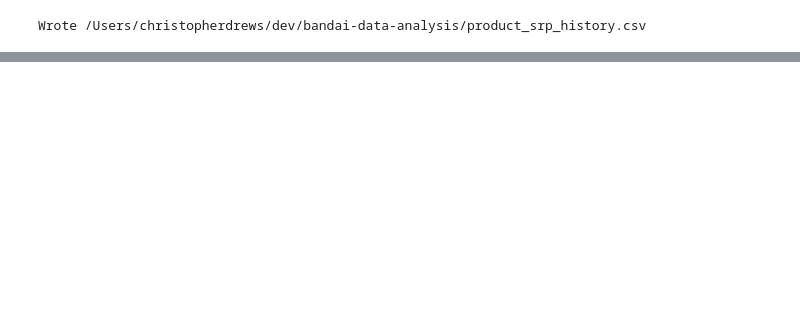
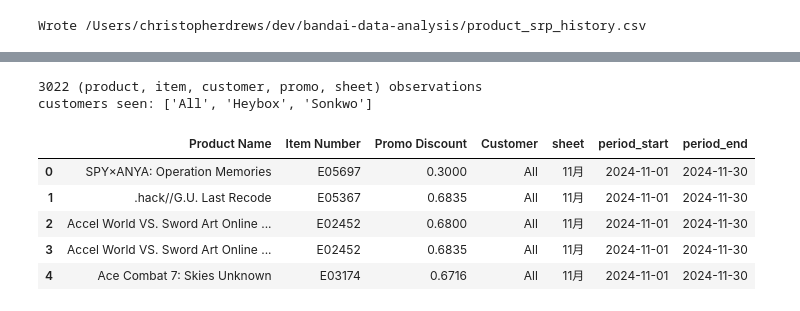
Before and after one commit to christopher-drews/bandai-data-analysis, a Jupyter notebook: royalty_analysis.ipynb, the cells around one changed output, grey strips where cells are left out. Drawn from its saved outputs; the diff is of its cells as text; code cells hidden in the pictures; blank space fills up the shorter version.

```diff
--- a/royalty_analysis.ipynb
+++ b/royalty_analysis.ipynb
@@ -269,0 +274,54 @@ Wrote /Users/christopherdrews/dev/bandai-data-analysis/product_srp_history.csv
+# %%
+PROMO_COL_VARIANTS = ("Promo Discount\n(OFF)", "Promo Discount (OFF)")
+AGGREGATE_CUSTOMERS = {"SUBTOTAL", "TOTAL"}
+
+promo_parts = []
+for sheet in sheet_order:
+    df = frames[sheet]
+    cols = {c.strip(): c for c in df.columns if isinstance(c, str)}
+    pn = cols.get("Product Name")
+    inum = cols.get("Item Number")
+    promo = next((cols[k] for k in PROMO_COL_VARIANTS if k in cols), None)
+    cust = cols.get("Customer")
+    if not (pn and inum and promo):
+        print(f"  [skip] {sheet}: missing Product Name / Item Number / Promo Discount")
+        continue
+    keep = [pn, inum, promo] + ([cust] if cust else [])
+    sub = df[keep].copy()
+    rename = {pn: "Product Name", inum: "Item Number", promo: "Promo Discount"}
+    if cust:
+        rename[cust] = "Customer"
+    sub = sub.rename(columns=rename)
+    if "Customer" not in sub.columns:
+        sub["Customer"] = "All"
+
+    sub = sub.dropna(subset=["Product Name", "Item Number", "Promo Discount"], how="any")
+    sub["Product Name"] = sub["Product Name"].astype(str).str.strip()
+    sub["Item Number"] = sub["Item Number"].astype(str).str.strip()
+    sub["Customer"] = sub["Customer"].fillna("All").astype(str).str.strip()
+    sub = sub[(sub["Product Name"] != "") & (sub["Item Number"] != "")]
+    sub = sub[~sub["Customer"].str.upper().isin(AGGREGATE_CUSTOMERS)]
+    sub["Promo Discount"] = pd.to_numeric(sub["Promo Discount"], errors="coerce")
+    sub = sub.dropna(subset=["Promo Discount"])
+    sub = sub[sub["Promo Discount"] > 0]
+    if sub.empty:
+        continue
+    sub = sub.drop_duplicates(subset=["Product Name", "Item Number", "Customer", "Promo Discount"])
+    sub["sheet"] = sheet
+    sub["period_start"] = sheet_periods[sheet][0]
+    sub["period_end"] = sheet_periods[sheet][1]
+    promo_parts.append(sub)
+
+promo_long = pd.concat(promo_parts, ignore_index=True)
+print(f"{len(promo_long)} (product, item, customer, promo, sheet) observations")
+print("customers seen:", sorted(promo_long["Customer"].unique()))
+promo_long.head()
+# %% [output]
+3022 (product, item, customer, promo, sheet) observations
+customers seen: ['All', 'Heybox', 'Sonkwo']
+|  | Product Name | Item Number | Promo Discount | Customer | sheet | period_start | period_end |
+| 0 | SPY×ANYA: Operation Memories | E05697 | 0.3000 | All | 11月 | 2024-11-01 | 2024-11-30 |
+| 1 | .hack//G.U. Last Recode | E05367 | 0.6835 | All | 11月 | 2024-11-01 | 2024-11-30 |
+| 2 | Accel World VS. Sword Art Online ... | E02452 | 0.6800 | All | 11月 | 2024-11-01 | 2024-11-30 |
+| 3 | Accel World VS. Sword Art Online ... | E02452 | 0.6835 | All | 11月 | 2024-11-01 | 2024-11-30 |
+| 4 | Ace Combat 7: Skies Unknown | E03174 | 0.6716 | All | 11月 | 2024-11-01 | 2024-11-30 |
```
Also changed, not shown: parts of 10 cells of this notebook, 2 other files.
